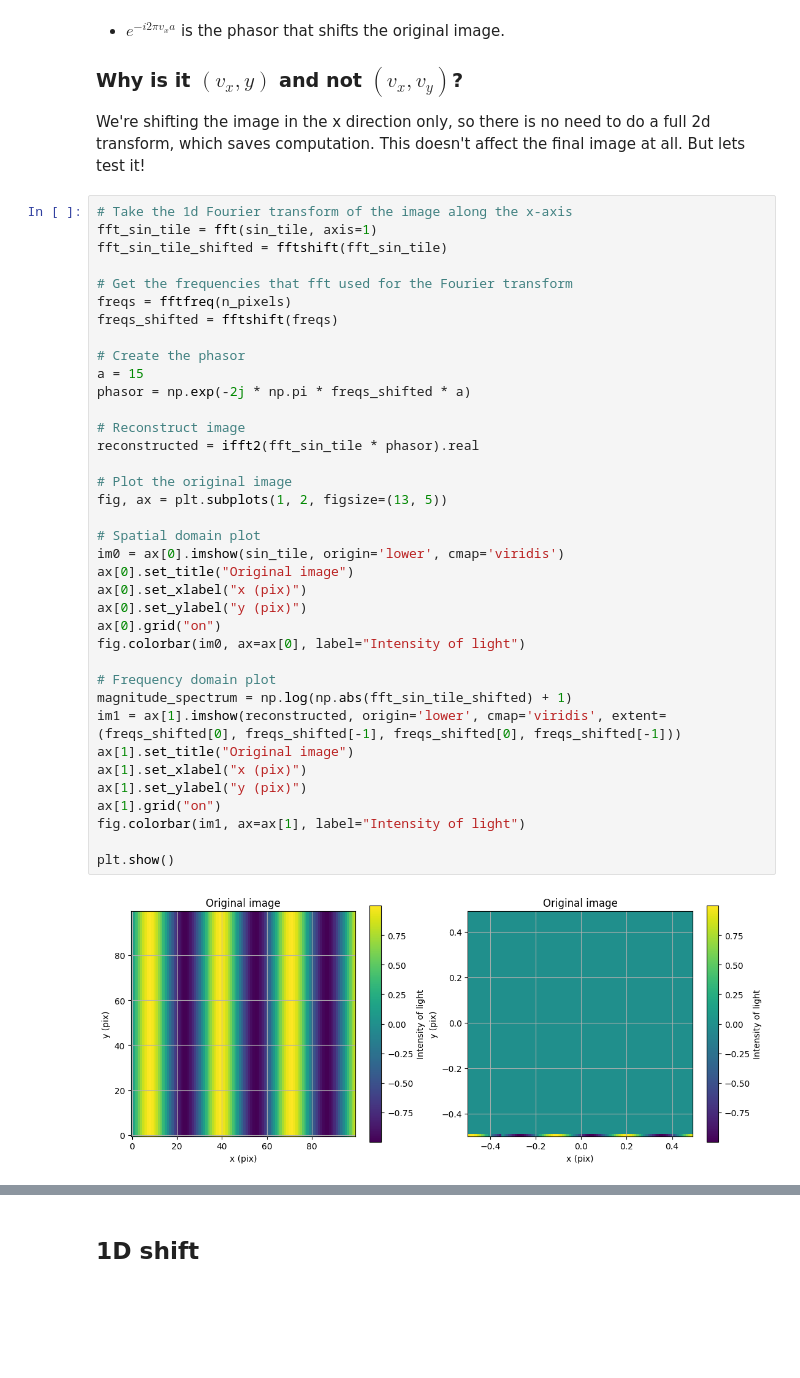
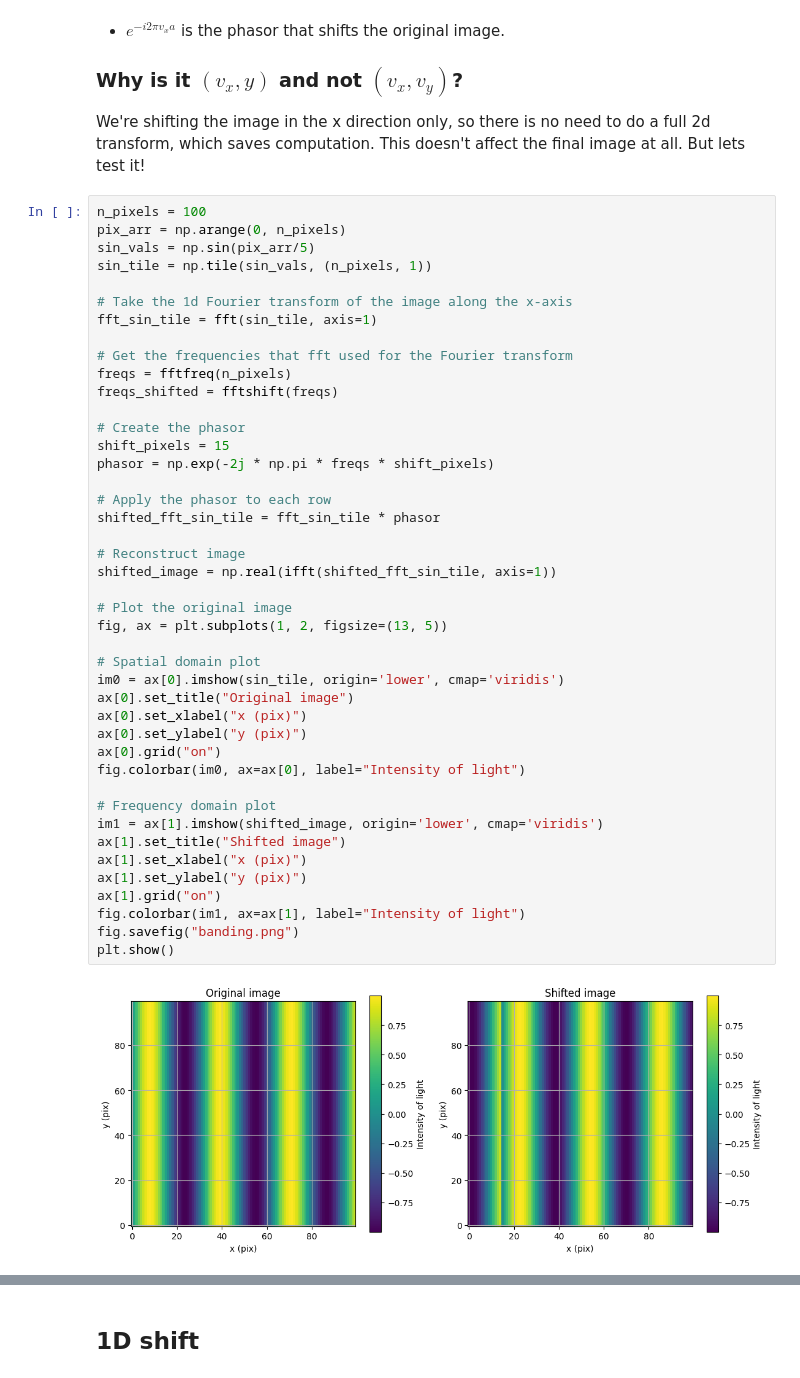
Before and after one commit to CoreySpohn/yippy, a Jupyter notebook: docs/examples/Fourier Interpolation.ipynb, the cells around one changed output, grey strips where cells are left out. Drawn from its saved outputs; the diff is of its cells as text; blank space fills up the shorter version.

```diff
--- a/docs/examples/Fourier Interpolation.ipynb
+++ b/docs/examples/Fourier Interpolation.ipynb
@@ -166,41 +166,47 @@ Getting back to the translation property of the Fourier transform, let's shift t
 ### Why is it $(v_x, y)$ and not $(v_x, v_y)$?
 We're shifting the image in the x direction only, so there is no need to do a full 2d transform, which saves computation. This doesn't affect the final image at all. But lets test it!
 # %%
+n_pixels = 100
+pix_arr = np.arange(0, n_pixels)
+sin_vals = np.sin(pix_arr/5)
+sin_tile = np.tile(sin_vals, (n_pixels, 1))
+
 # Take the 1d Fourier transform of the image along the x-axis
 fft_sin_tile = fft(sin_tile, axis=1)
-fft_sin_tile_shifted = fftshift(fft_sin_tile)
 
 # Get the frequencies that fft used for the Fourier transform
 freqs = fftfreq(n_pixels)
 freqs_shifted = fftshift(freqs)
 
 # Create the phasor
-a = 15
-phasor = np.exp(-2j * np.pi * freqs_shifted * a)
+shift_pixels = 15
+phasor = np.exp(-2j * np.pi * freqs * shift_pixels)
+
+# Apply the phasor to each row
+shifted_fft_sin_tile = fft_sin_tile * phasor
 
 # Reconstruct image
-reconstructed = ifft2(fft_sin_tile * phasor).real
+shifted_image = np.real(ifft(shifted_fft_sin_tile, axis=1))
 
 # Plot the original image
 fig, ax = plt.subplots(1, 2, figsize=(13, 5))
 
 # Spatial domain plot
 im0 = ax[0].imshow(sin_tile, origin='lower', cmap='viridis')
 ax[0].set_title("Original image")
 ax[0].set_xlabel("x (pix)")
 ax[0].set_ylabel("y (pix)")
 ax[0].grid("on")
 fig.colorbar(im0, ax=ax[0], label="Intensity of light")
 
 # Frequency domain plot
-magnitude_spectrum = np.log(np.abs(fft_sin_tile_shifted) + 1)
-im1 = ax[1].imshow(reconstructed, origin='lower', cmap='viridis', extent=(freqs_shifted[0], freqs_shifted[-1], freqs_shifted[0], freqs_shifted[-1]))
-ax[1].set_title("Original image")
+im1 = ax[1].imshow(shifted_image, origin='lower', cmap='viridis')
+ax[1].set_title("Shifted image")
 ax[1].set_xlabel("x (pix)")
 ax[1].set_ylabel("y (pix)")
 ax[1].grid("on")
 fig.colorbar(im1, ax=ax[1], label="Intensity of light")
-
+fig.savefig("banding.png")
 plt.show()
 # %% [output]
-[figure, old version]
+[figure, new version]
```
Also changed, not shown: parts of 3 cells of this notebook.
